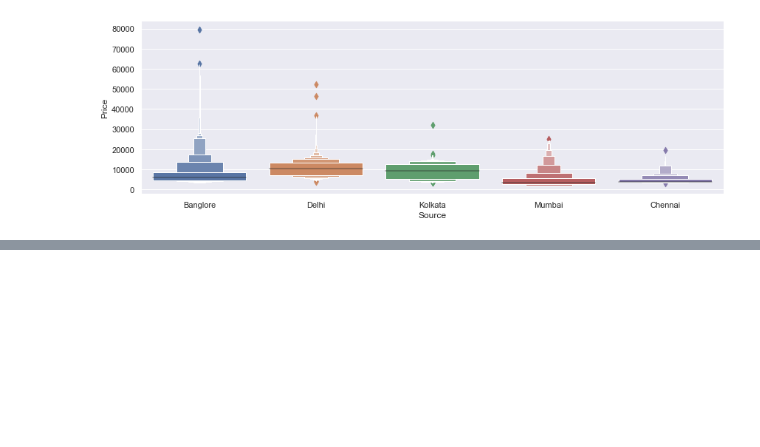
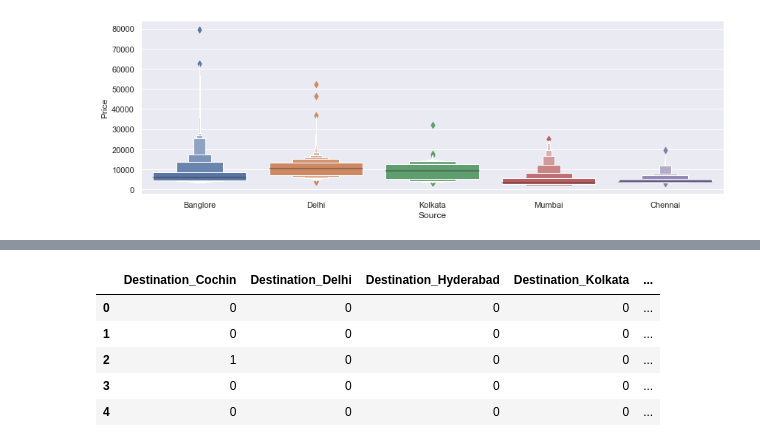
Before and after one commit to shashank9046/Flight-Price-Prediction, a Jupyter notebook: Untitled.ipynb, the cells around one changed output, grey strips where cells are left out. Drawn from its saved outputs; the diff is of its cells as text; code cells hidden in the pictures; blank space fills up the shorter version.

```diff
--- a/Untitled.ipynb
+++ b/Untitled.ipynb
@@ -232,0 +255,12 @@ plt.show()
+# %%
+# As Destination is Nominal Categorical data we will perform OneHotEncoding
+Destination = train_data[["Destination"]]
+Destination = pd.get_dummies(Destination, drop_first = True)
+Destination.head()
+# %% [output]
+|  | Destination_Cochin | Destination_Delhi | Destination_Hyderabad | Destination_Kolkata | ... |
+| 0 | 0 | 0 | 0 | 0 | ... |
+| 1 | 0 | 0 | 0 | 0 | ... |
+| 2 | 1 | 0 | 0 | 0 | ... |
+| 3 | 0 | 0 | 0 | 0 | ... |
+| 4 | 0 | 0 | 0 | 0 | ... |
```
Also changed, not shown: parts of 8 cells of this notebook.
